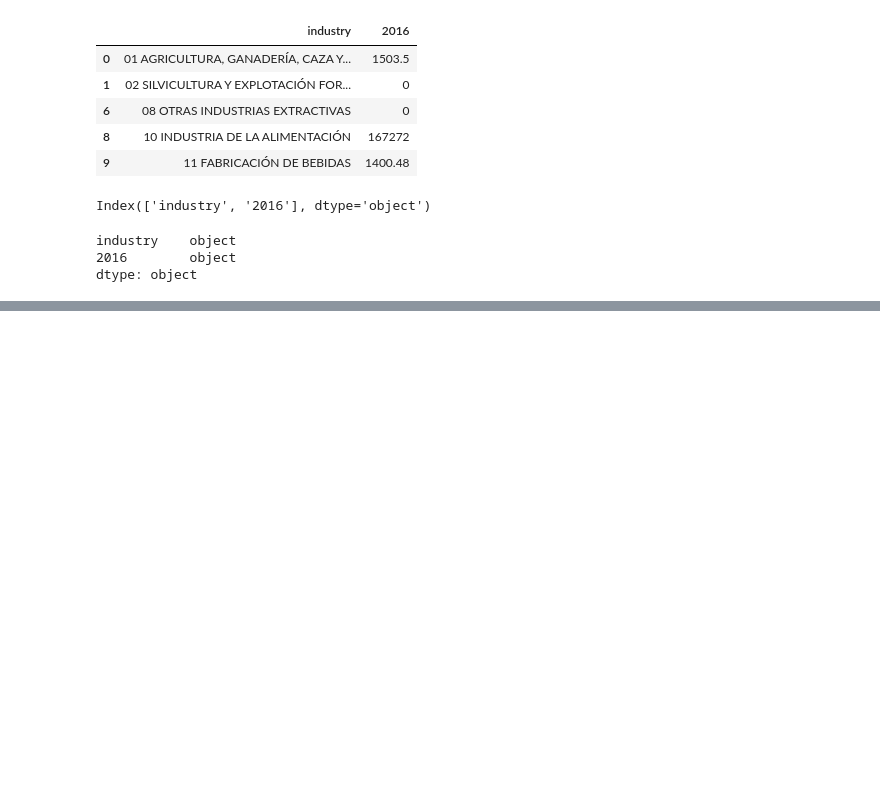
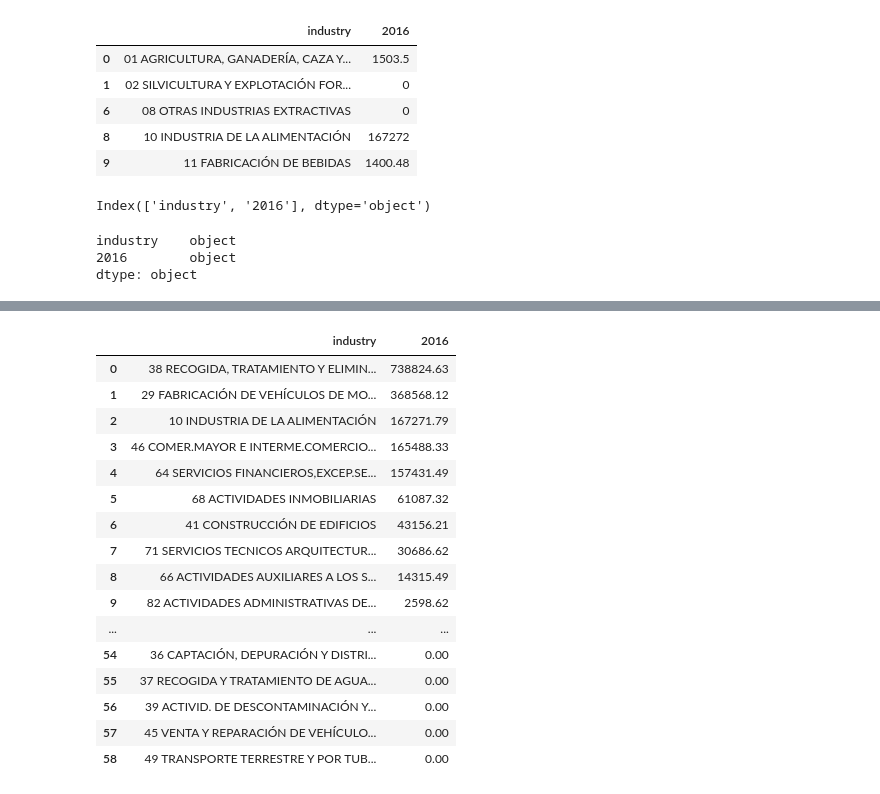
Before and after one commit to Afri-cola/Kschool-TFM, a Jupyter notebook: Inversion ES.ipynb, the cells around one changed output, grey strips where cells are left out. Cells and saved outputs as stored; diff of their text form; code cells hidden in the pictures; blank space fills up the shorter version.

```diff
--- a/Inversion ES.ipynb
+++ b/Inversion ES.ipynb
@@ -170,0 +195,20 @@ KeyError: "['industry' '2016'] not found in axis"
+# %%
+df_2016.sort_values('2016', ascending=False).reset_index(drop=True)
+# %% [output]
+|  | industry | 2016 |
+| 0 | 38 RECOGIDA, TRATAMIENTO Y ELIMIN... | 738824.63 |
+| 1 | 29 FABRICACIÓN DE VEHÍCULOS DE MO... | 368568.12 |
+| 2 | 10 INDUSTRIA DE LA ALIMENTACIÓN | 167271.79 |
+| 3 | 46 COMER.MAYOR E INTERME.COMERCIO... | 165488.33 |
+| 4 | 64 SERVICIOS FINANCIEROS,EXCEP.SE... | 157431.49 |
+| 5 | 68 ACTIVIDADES INMOBILIARIAS | 61087.32 |
+| 6 | 41 CONSTRUCCIÓN DE EDIFICIOS | 43156.21 |
+| 7 | 71 SERVICIOS TECNICOS ARQUITECTUR... | 30686.62 |
+| 8 | 66 ACTIVIDADES AUXILIARES A LOS S... | 14315.49 |
+| 9 | 82 ACTIVIDADES ADMINISTRATIVAS DE... | 2598.62 |
+| ... | ... | ... |
+| 54 | 36 CAPTACIÓN, DEPURACIÓN Y DISTRI... | 0.00 |
+| 55 | 37 RECOGIDA Y TRATAMIENTO DE AGUA... | 0.00 |
+| 56 | 39 ACTIVID. DE DESCONTAMINACIÓN Y... | 0.00 |
+| 57 | 45 VENTA Y REPARACIÓN DE VEHÍCULO... | 0.00 |
+| 58 | 49 TRANSPORTE TERRESTRE Y POR TUB... | 0.00 |
```
Also changed, not shown: parts of 3 cells of this notebook.
